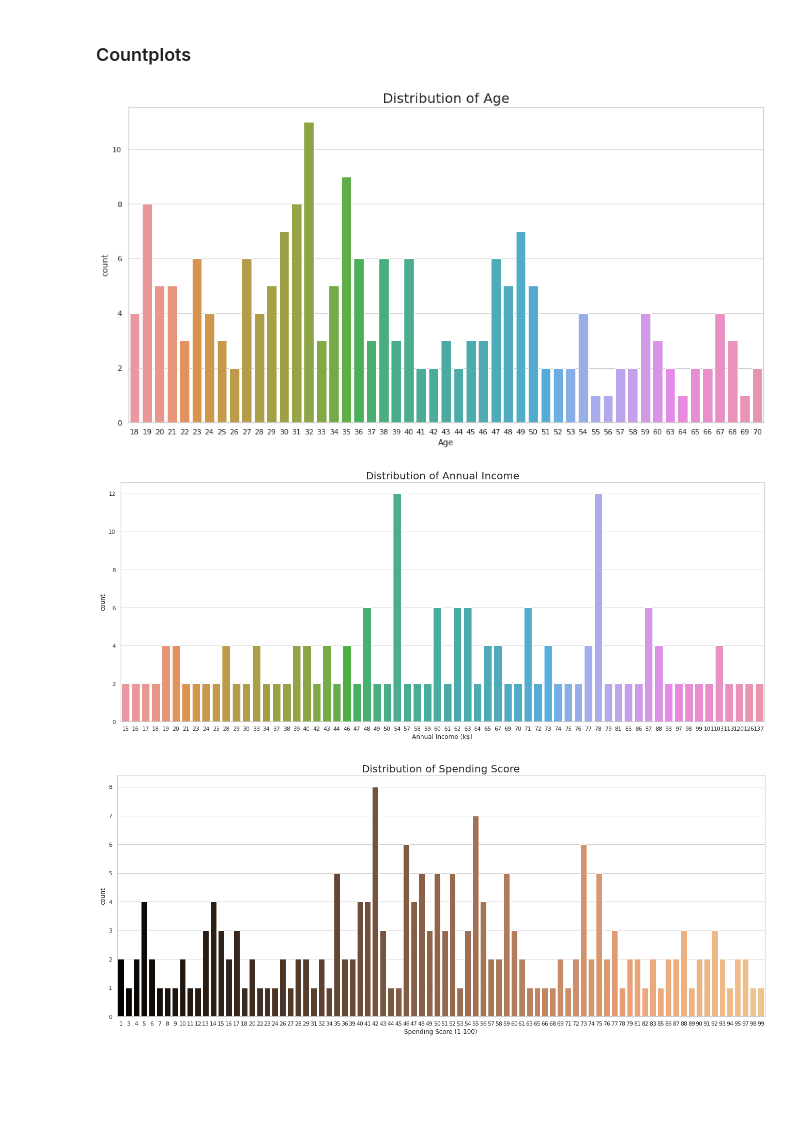
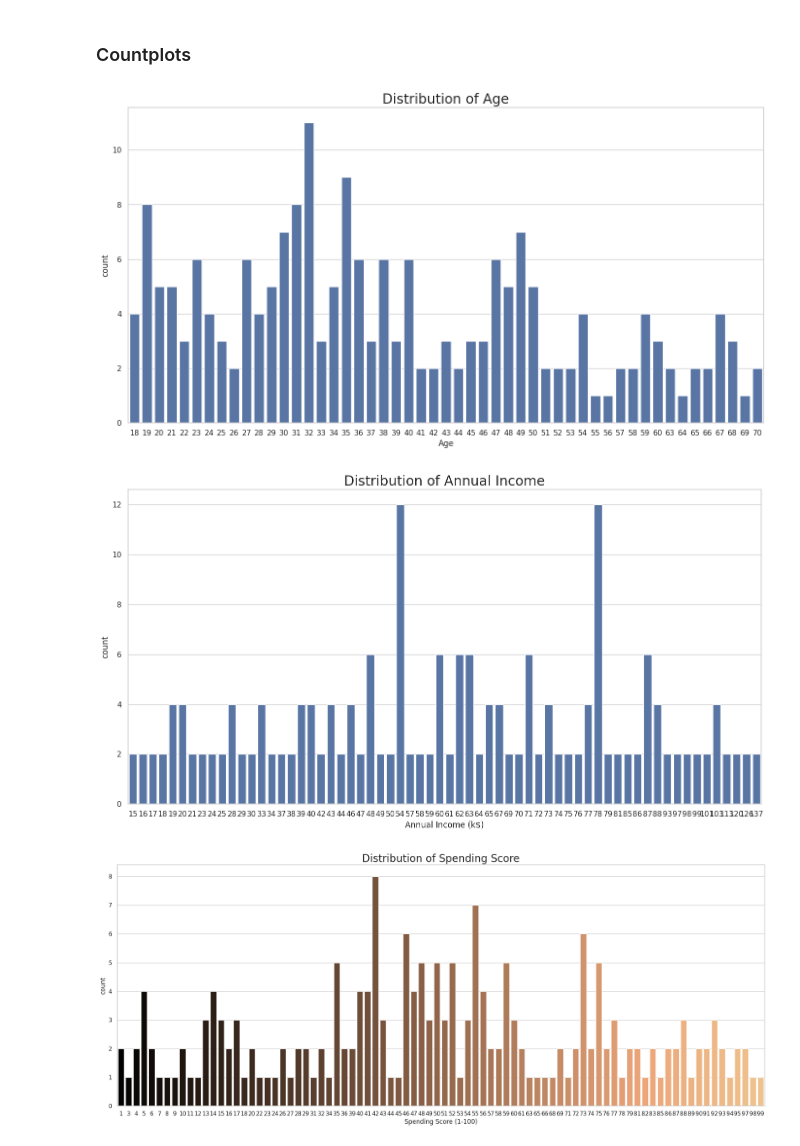
Before and after one commit to ezalos/Notebooks2Teach, a Jupyter notebook: sklearn/5_clusetring_scikit.ipynb, the cells around one changed output. Drawn from its saved outputs; the diff is of its cells as text; code cells hidden in the pictures; blank space fills up the shorter version.

```diff
--- a/sklearn/5_clusetring_scikit.ipynb
+++ b/sklearn/5_clusetring_scikit.ipynb
@@ -30,7 +30,7 @@ import os
 **Mall Customers Clustering Analysis** https://www.kaggle.com/vjchoudhary7/customer-segmentation-tutorial-in-python
 # %%
 # importing the dataset
-data = pd.read_csv('./Mall_Customers.csv')
+data = pd.read_csv('../data/Mall_Customers.csv')
 # %%
 data.head()
 # %% [output]
@@ -129,18 +129,18 @@ Customers:
 # %% [markdown]
 ### Countplots
 # %%
-plt.rcParams['figure.figsize'] = (15, 8)
-sns.countplot(data['Age'])
+# plt.rcParams['figure.figsize'] = (15, 8)
+sns.countplot(x=data['Age'])
 plt.title('Distribution of Age', fontsize = 20)
 plt.show()
 # %% [output]
-[figure, old version]
+[figure, new version]
 # %%
-plt.rcParams['figure.figsize'] = (20, 8)
-sns.countplot(data['Annual Income (k$)'])
+# plt.rcParams['figure.figsize'] = (20, 8)
+sns.countplot(x=data['Annual Income (k$)'])
 plt.title('Distribution of Annual Income', fontsize = 20)
 plt.show()
 # %% [output]
-[figure, old version]
+[figure, new version]
 # %%
 plt.rcParams['figure.figsize'] = (20, 8)
```
Also changed, not shown: parts of 10 cells of this notebook, 6 other files.
